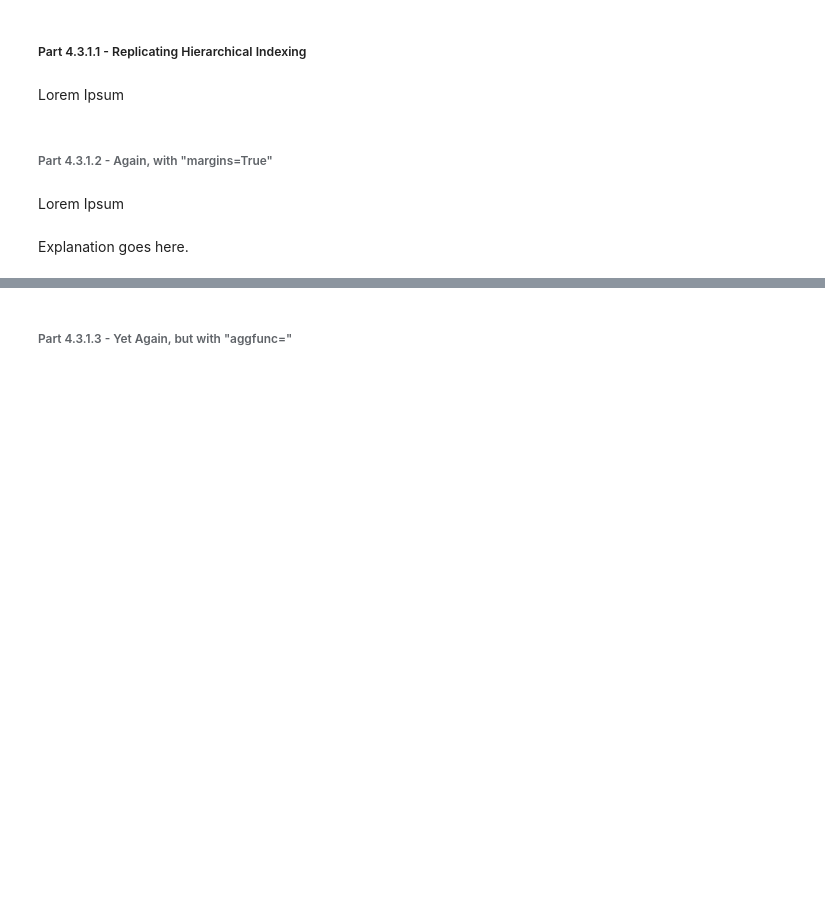
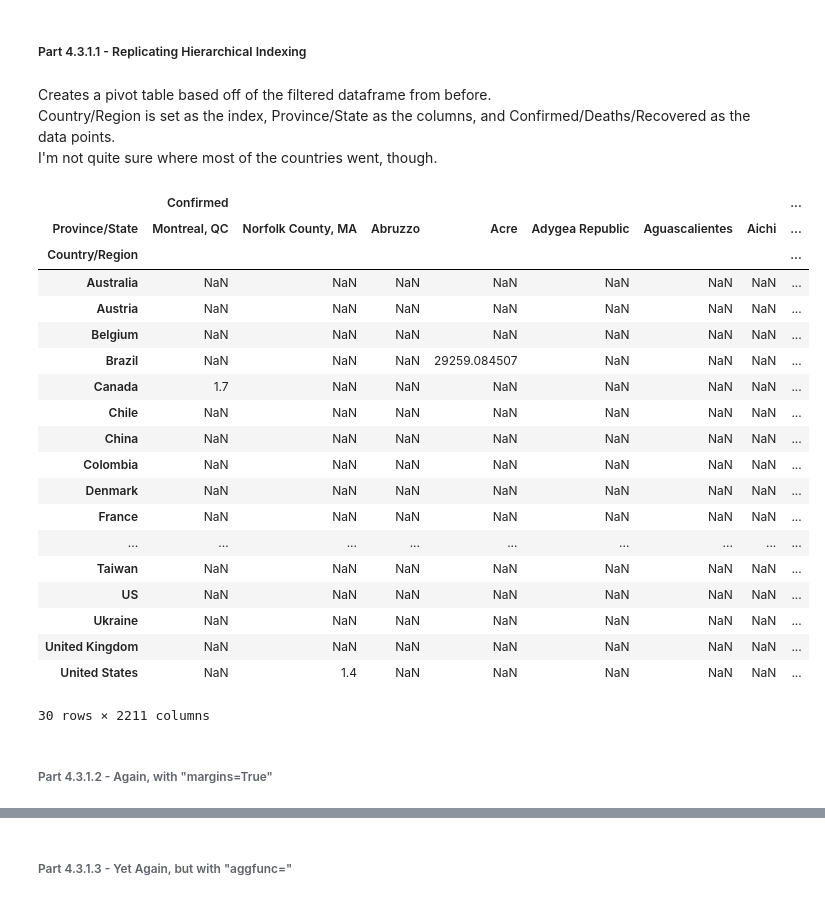
Before and after one commit to WBArno/PDA_Project, a Jupyter notebook: Part 4/Part_4_Code.ipynb, the cells around one changed output, grey strips where cells are left out. Drawn from its saved outputs; the diff is of its cells as text; code cells hidden in the pictures; blank space fills up the shorter version.

```diff
--- a/Part 4/Part_4_Code.ipynb
+++ b/Part 4/Part_4_Code.ipynb
@@ -736,5 +736,3 @@ on the index.
 #### Part 4.3.1 - .pivot_table()
 # %% [markdown]
 ##### Part 4.3.1.1 - Replicating Hierarchical Indexing
-# %% [markdown]
-Lorem Ipsum
@@ -743,4 +739,31 @@ Lorem Ipsum
+# %% [markdown]
+Creates a pivot table based off of the filtered dataframe from before.<br>
+Country/Region is set as the index, Province/State as the columns, and Confirmed/Deaths/Recovered as the data points.<br>
+I'm not quite sure where most of the countries went, though.
+# %%
+piv = df.copy()
+
+piv.pivot_table(["Confirmed", "Deaths", "Recovered"], index="Country/Region", columns="Province/State", dropna=False)
+# %% [output]
+|  | Confirmed |  |  |  |  |  |  | ... |
+| Province/State | Montreal, QC | Norfolk County, MA | Abruzzo | Acre | Adygea Republic | Aguascalientes | Aichi | ... |
+| Country/Region |  |  |  |  |  |  |  | ... |
+| Australia | NaN | NaN | NaN | NaN | NaN | NaN | NaN | ... |
+| Austria | NaN | NaN | NaN | NaN | NaN | NaN | NaN | ... |
+| Belgium | NaN | NaN | NaN | NaN | NaN | NaN | NaN | ... |
+| Brazil | NaN | NaN | NaN | 29259.084507 | NaN | NaN | NaN | ... |
+| Canada | 1.7 | NaN | NaN | NaN | NaN | NaN | NaN | ... |
+| Chile | NaN | NaN | NaN | NaN | NaN | NaN | NaN | ... |
+| China | NaN | NaN | NaN | NaN | NaN | NaN | NaN | ... |
+| Colombia | NaN | NaN | NaN | NaN | NaN | NaN | NaN | ... |
+| Denmark | NaN | NaN | NaN | NaN | NaN | NaN | NaN | ... |
+| France | NaN | NaN | NaN | NaN | NaN | NaN | NaN | ... |
+| ... | ... | ... | ... | ... | ... | ... | ... | ... |
+| Taiwan | NaN | NaN | NaN | NaN | NaN | NaN | NaN | ... |
+| US | NaN | NaN | NaN | NaN | NaN | NaN | NaN | ... |
+| Ukraine | NaN | NaN | NaN | NaN | NaN | NaN | NaN | ... |
+| United Kingdom | NaN | NaN | NaN | NaN | NaN | NaN | NaN | ... |
+| United States | NaN | 1.4 | NaN | NaN | NaN | NaN | NaN | ... |
+30 rows × 2211 columns
 # %% [markdown]
 ###### Part 4.3.1.2 - Again, with "margins=True"
-# %% [markdown]
-Lorem Ipsum
@@ -749,2 +769,0 @@ Lorem Ipsum
-# %% [markdown]
-Explanation goes here.
```
Also changed, not shown: parts of 9 cells of this notebook.
